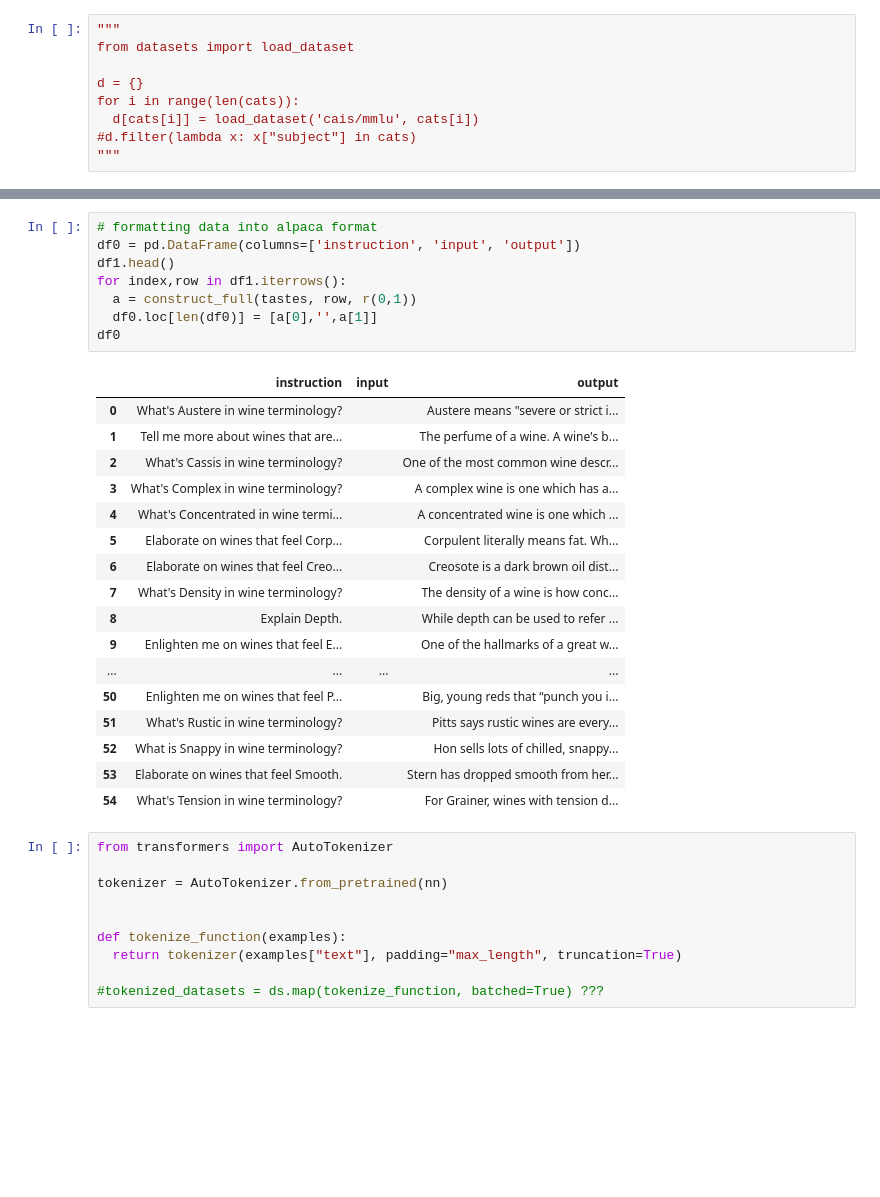
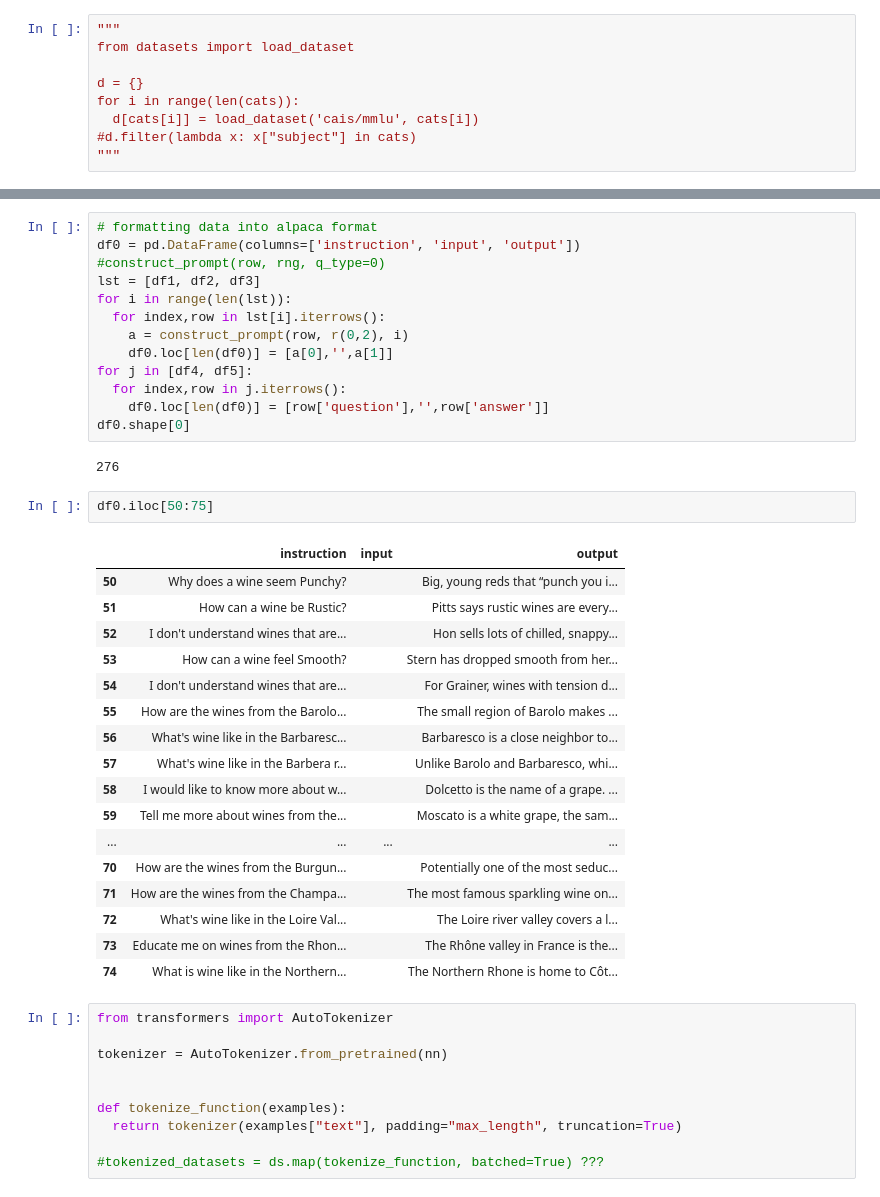
Before and after one commit to bpratham2001/Servilia, a Jupyter notebook: notebooks/fine_tune_v1.ipynb, the cells around one changed output, grey strips where cells are left out. Cells and saved outputs as stored; diff of their text form; blank space fills up the shorter version.

```diff
--- a/notebooks/fine_tune_v1.ipynb
+++ b/notebooks/fine_tune_v1.ipynb
@@ -130,29 +143,38 @@ sample.head()
 # %%
 # formatting data into alpaca format
 df0 = pd.DataFrame(columns=['instruction', 'input', 'output'])
-df1.head()
-for index,row in df1.iterrows():
-  a = construct_full(tastes, row, r(0,1))
-  df0.loc[len(df0)] = [a[0],'',a[1]]
-df0
+#construct_prompt(row, rng, q_type=0)
+lst = [df1, df2, df3]
+for i in range(len(lst)):
+  for index,row in lst[i].iterrows():
+    a = construct_prompt(row, r(0,2), i)
+    df0.loc[len(df0)] = [a[0],'',a[1]]
+for j in [df4, df5]:
+  for index,row in j.iterrows():
+    df0.loc[len(df0)] = [row['question'],'',row['answer']]
+df0.shape[0]
 # %% [output]
-|  | instruction | input | output |
-| 0 | What's Austere in wine terminology? |  | Austere means "severe or strict i... |
-| 1 | Tell me more about wines that are... |  | The perfume of a wine. A wine's b... |
-| 2 | What's Cassis in wine terminology? |  | One of the most common wine descr... |
-| 3 | What's Complex in wine terminology? |  | A complex wine is one which has a... |
-| 4 | What's Concentrated in wine termi... |  | A concentrated wine is one which ... |
-| 5 | Elaborate on wines that feel Corp... |  | Corpulent literally means fat. Wh... |
-| 6 | Elaborate on wines that feel Creo... |  | Creosote is a dark brown oil dist... |
-| 7 | What's Density in wine terminology? |  | The density of a wine is how conc... |
-| 8 | Explain Depth. |  | While depth can be used to refer ... |
-| 9 | Enlighten me on wines that feel E... |  | One of the hallmarks of a great w... |
-| ... | ... | ... | ... |
-| 50 | Enlighten me on wines that feel P... |  | Big, young reds that “punch you i... |
-| 51 | What's Rustic in wine terminology? |  | Pitts says rustic wines are every... |
-| 52 | What is Snappy in wine terminology? |  | Hon sells lots of chilled, snappy... |
-| 53 | Elaborate on wines that feel Smooth. |  | Stern has dropped smooth from her... |
-| 54 | What's Tension in wine terminology? |  | For Grainer, wines with tension d... |
+276
+# %%
+df0.iloc[50:75]
+# %% [output]
+|  | instruction | input | output |
+| 50 | Why does a wine seem Punchy? |  | Big, young reds that “punch you i... |
+| 51 | How can a wine be Rustic? |  | Pitts says rustic wines are every... |
+| 52 | I don't understand wines that are... |  | Hon sells lots of chilled, snappy... |
+| 53 | How can a wine feel Smooth? |  | Stern has dropped smooth from her... |
+| 54 | I don't understand wines that are... |  | For Grainer, wines with tension d... |
+| 55 | How are the wines from the Barolo... |  | The small region of Barolo makes ... |
+| 56 | What's wine like in the Barbaresc... |  | Barbaresco is a close neighbor to... |
+| 57 | What's wine like in the Barbera r... |  | Unlike Barolo and Barbaresco, whi... |
+| 58 | I would like to know more about w... |  | Dolcetto is the name of a grape. ... |
+| 59 | Tell me more about wines from the... |  | Moscato is a white grape, the sam... |
+| ... | ... | ... | ... |
+| 70 | How are the wines from the Burgun... |  | Potentially one of the most seduc... |
+| 71 | How are the wines from the Champa... |  | The most famous sparkling wine on... |
+| 72 | What's wine like in the Loire Val... |  | The Loire river valley covers a l... |
+| 73 | Educate me on wines from the Rhon... |  | The Rhône valley in France is the... |
+| 74 | What is wine like in the Northern... |  | The Northern Rhone is home to Côt... |
 # %%
 from transformers import AutoTokenizer
 
```
Also changed, not shown: parts of 3 cells of this notebook.
